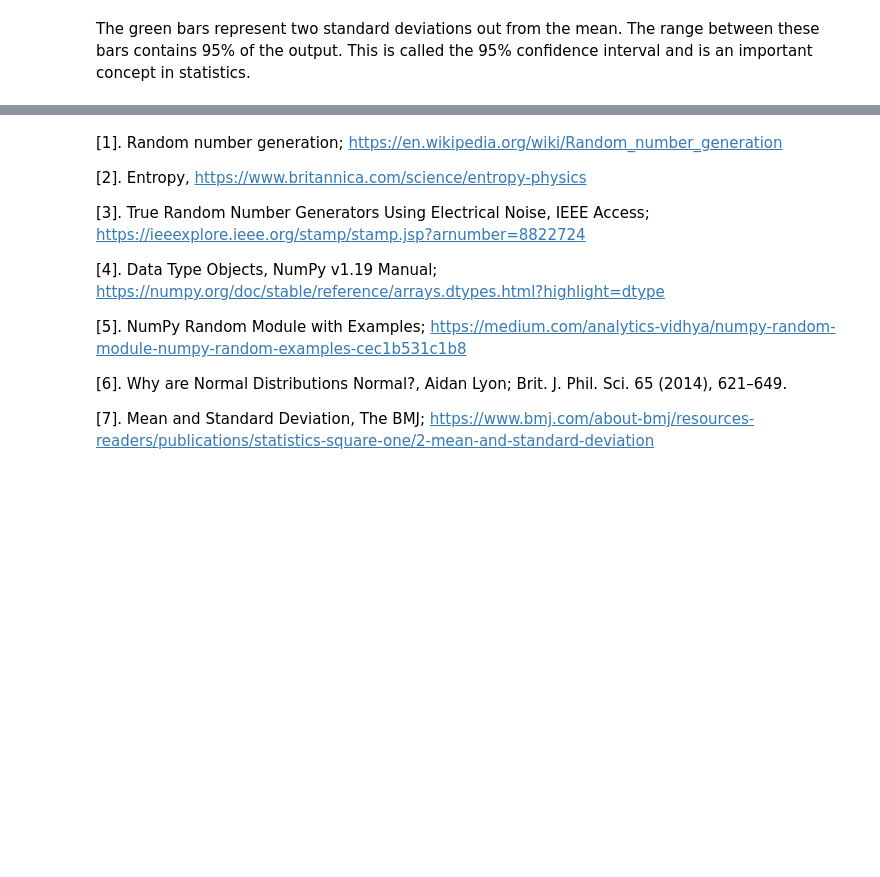
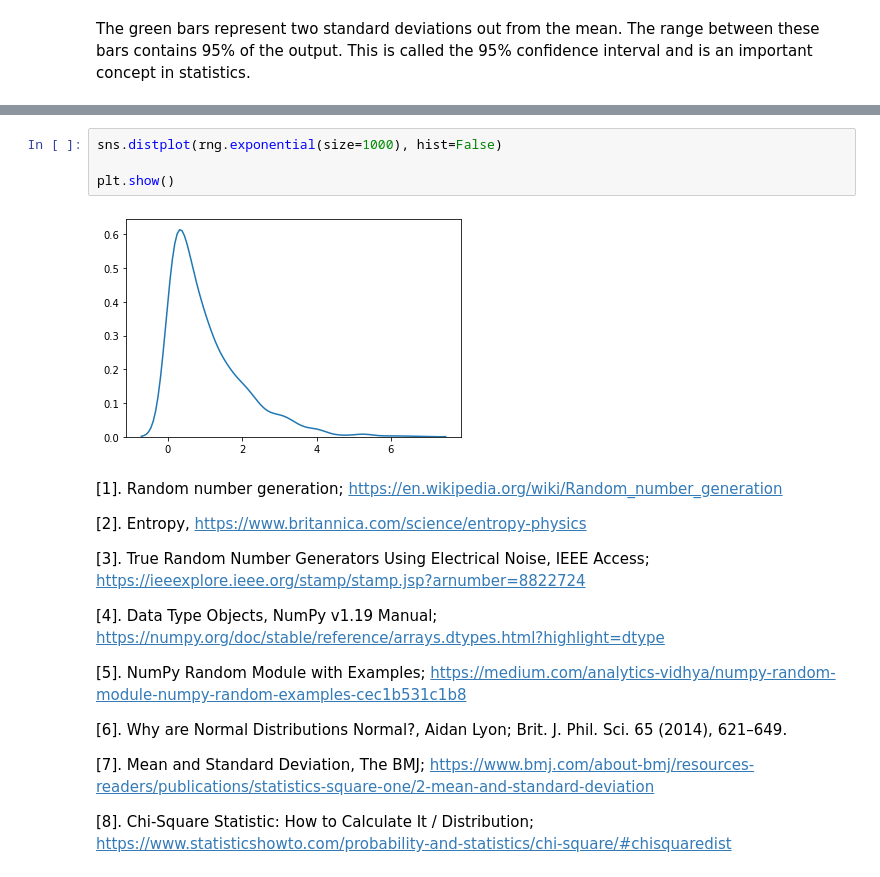
Before and after one commit to hayleydoherty/Programming-for-DA-Assignment, a Jupyter notebook: Assignment.ipynb, the cells around one changed output, grey strips where cells are left out. Drawn from its saved outputs; the diff is of its cells as text; blank space fills up the shorter version.

```diff
--- a/Assignment.ipynb
+++ b/Assignment.ipynb
@@ -472,3 +531,9 @@ plt.show()
+# %%
+sns.distplot(rng.exponential(size=1000), hist=False)
+
+plt.show()
+# %% [output]
+[figure, added]
 # %% [markdown]
 [1]. Random number generation; https://en.wikipedia.org/wiki/Random_number_generation
 
@@ -483,3 +548,5 @@ plt.show()
 [6]. Why are Normal Distributions Normal?, Aidan Lyon; Brit. J. Phil. Sci. 65 (2014), 621–649.
 
 [7]. Mean and Standard Deviation, The BMJ;  https://www.bmj.com/about-bmj/resources-readers/publications/statistics-square-one/2-mean-and-standard-deviation
+
+[8]. Chi-Square Statistic: How to Calculate It / Distribution; https://www.statisticshowto.com/probability-and-statistics/chi-square/#chisquaredist
```
Also changed, not shown: parts of 87 cells of this notebook.
